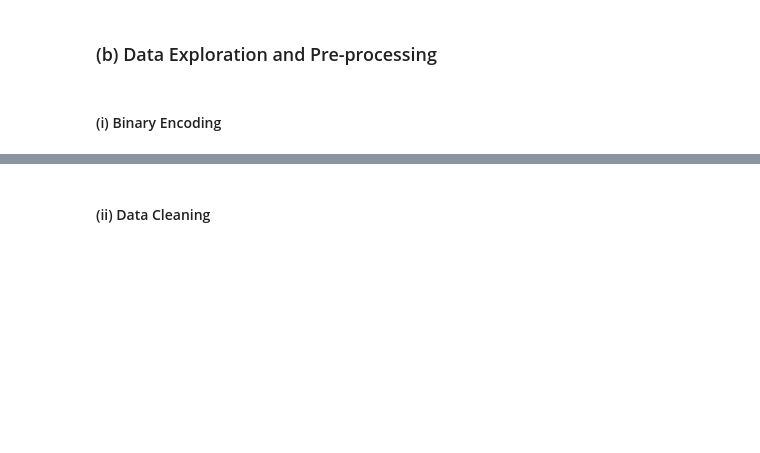
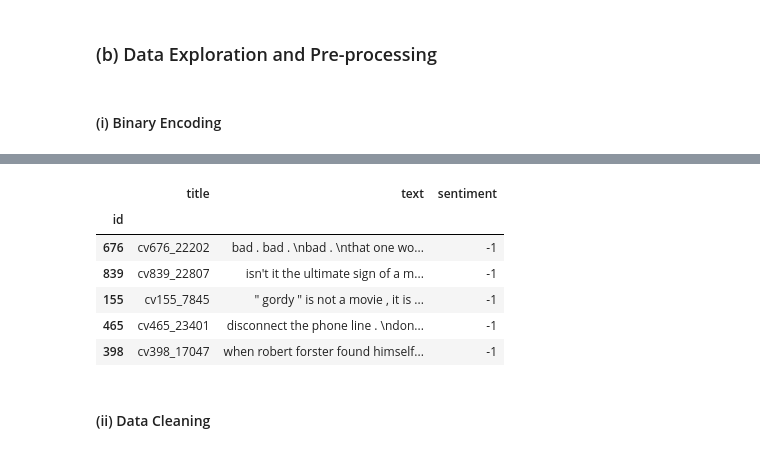
Before and after one commit to egunadi/dsci552-final-project, a Jupyter notebook: notebook/Gunadi_Eben_Final_Project.ipynb, the cells around one changed output, grey strips where cells are left out. Saved outputs shown, nothing was run; the diff lists cells and outputs as text; code cells hidden in the pictures; blank space fills up the shorter version.

```diff
--- a/notebook/Gunadi_Eben_Final_Project.ipynb
+++ b/notebook/Gunadi_Eben_Final_Project.ipynb
@@ -91,2 +106,12 @@ negative_df.head()
+# %%
+negative_df.head()
+# %% [output]
+|  | title | text | sentiment |
+| id |  |  |  |
+| 676 | cv676_22202 | bad . bad . \nbad . \nthat one wo... | -1 |
+| 839 | cv839_22807 | isn't it the ultimate sign of a m... | -1 |
+| 155 | cv155_7845 | " gordy " is not a movie , it is ... | -1 |
+| 465 | cv465_23401 | disconnect the phone line . \ndon... | -1 |
+| 398 | cv398_17047 | when robert forster found himself... | -1 |
 # %% [markdown]
 #### (ii) Data Cleaning
```
Also changed, not shown: parts of 16 cells of this notebook.
